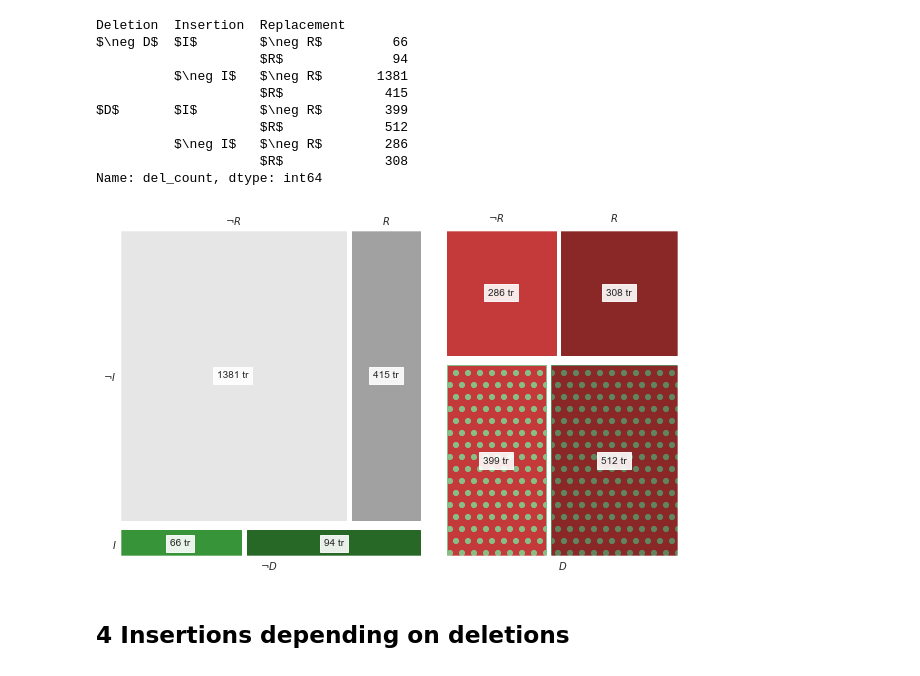
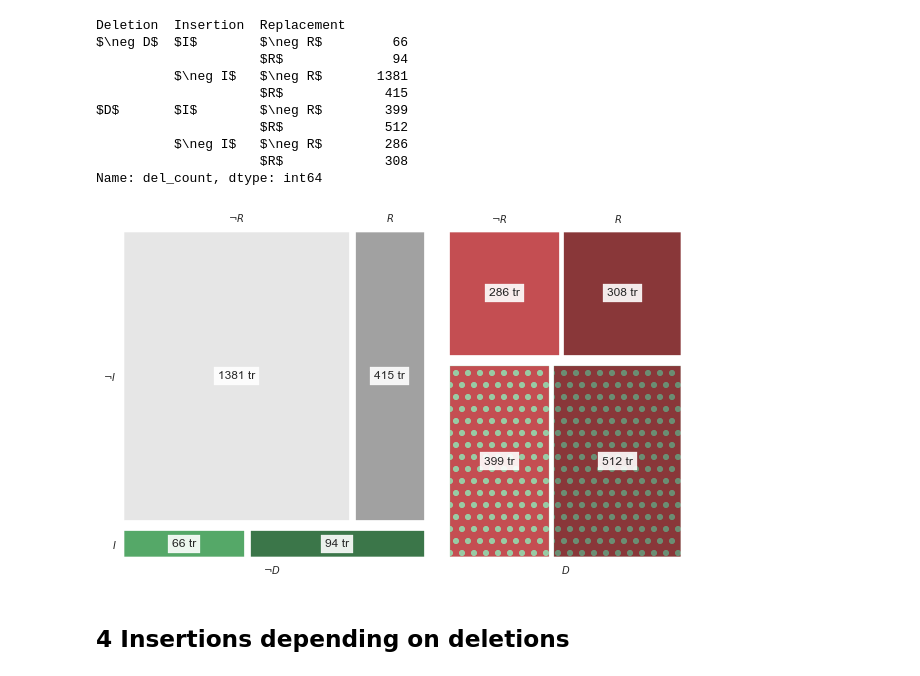
Before and after one commit to interpretation-experiment/analysis, a Jupyter notebook: notebooks/exp_3/model_exploration.ipynb, the cells around one changed output. Saved outputs shown, nothing was run; the diff lists cells and outputs as text; code cells hidden in the pictures.

Commit message:
style/plots: change to seaborn whitegrid by default

```diff
--- a/notebooks/exp_3/model_exploration.ipynb
+++ b/notebooks/exp_3/model_exploration.ipynb
@@ -43,8 +43,9 @@ from gists.models import Sentence, Tree, GistsConfiguration
 
 from analysis.utils import quantile_interval, pairwise, contiguous_chunks
 
+sb.set()
 sb.set_style('whitegrid')
-blue, orange, green, red, purple, brown, pink, grey, yellow, cyan = sb.color_palette()
+blue, green, red, purple, yellow, cyan = sb.color_palette()
 config = GistsConfiguration.get_solo()
 # %% [markdown]
 ## 2 Setup
@@ -224,45 +225,43 @@ def lighten(color, p):
     return [c + (1 - c) * p for c in color]
 
 def get_props(k):
-    red_ = sb.desaturate(red, .8)
-    green_ = sb.desaturate(green, .8)
     k0, k1, k2 = k
     if k0 == '$D$':
-        fc = red_
+        fc = red
         if k1 == '$I$':
-            ec = lighten(green_, .4)
+            ec = lighten(green, .4)
         else:
             ec = fc
     elif k1 == '$I$':
-        fc = green_
-        ec = green_
+        fc = green
+        ec = green
     else:
         fc = (0.9, 0.9, 0.9)
         ec = fc
     if k2 == '$R$':
         fc = darken(fc, .7)
         ec = darken(ec, .7)
     return {'facecolor': fc, 'edgecolor': ec, 'hatch': '.o'}
 
 with sb.axes_style('white', {'axes.edgecolor': '1'}):
     fig, ax = plt.subplots(figsize=(10, 6))
     _, rects = mosaic(contingencies_delinsrpl,
                       gap=.05, ax=ax,
                       properties=get_props,
                       labelizer=lambda k: '');
     for k, (x, y, w, h) in rects.items():
         # Add transformation count
         ax.text(x + w / 2, y + h / 2, '{} tr'.format(contingencies_delinsrpl[k]),
                 va='center', ha='center',
                 bbox=dict(facecolor='white', edgecolor='white', alpha=0.9))
         # Also add the missing title at the top right
         if k[0] == '$D$' and k[1] == '$I$':
             ax.text(x + w / 2, 1.02, k[2], va='bottom', ha='center', fontsize=10)
 
 if SAVE_FIGURES:
     fig.savefig(FIG.format('contingencies_mosaic'), dpi=300, bbox_inches='tight')
 # %% [output]
-[figure, old version]
+[figure, new version]
 # %% [markdown]
 ## 4 Insertions depending on deletions
 # %% [markdown]
```
Also changed, not shown: parts of 33 cells of this notebook, 22 other files.
